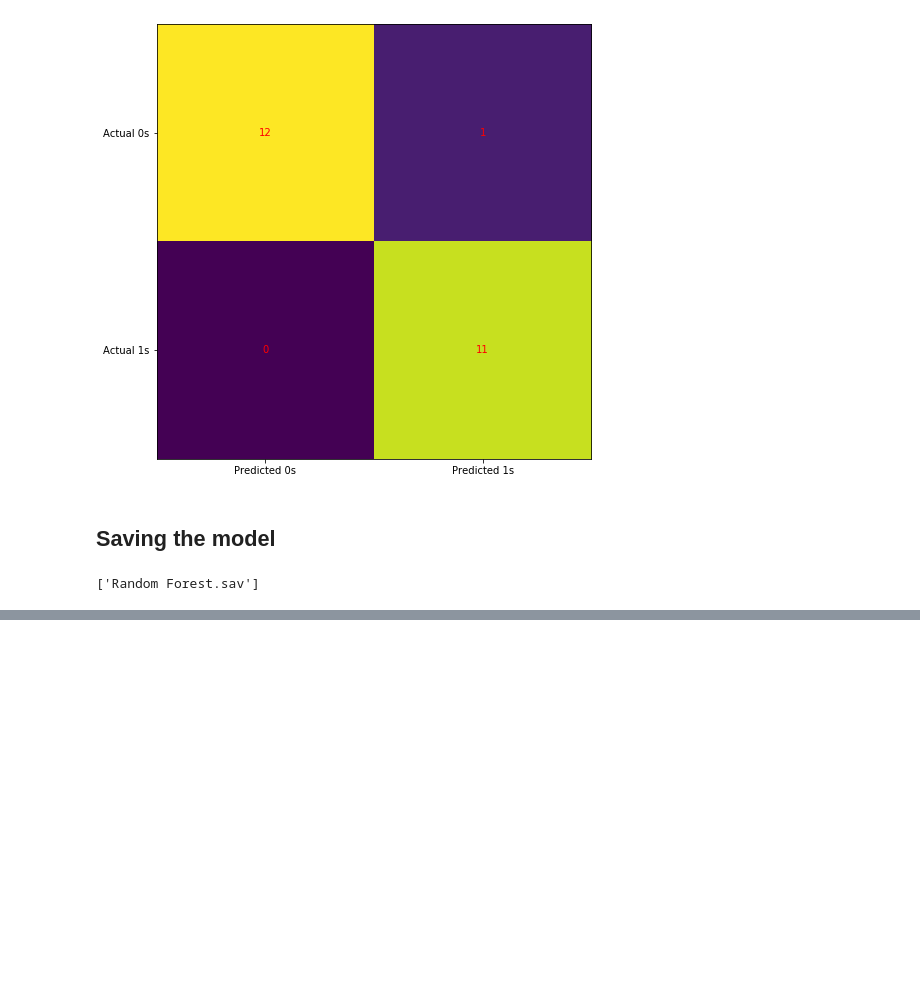
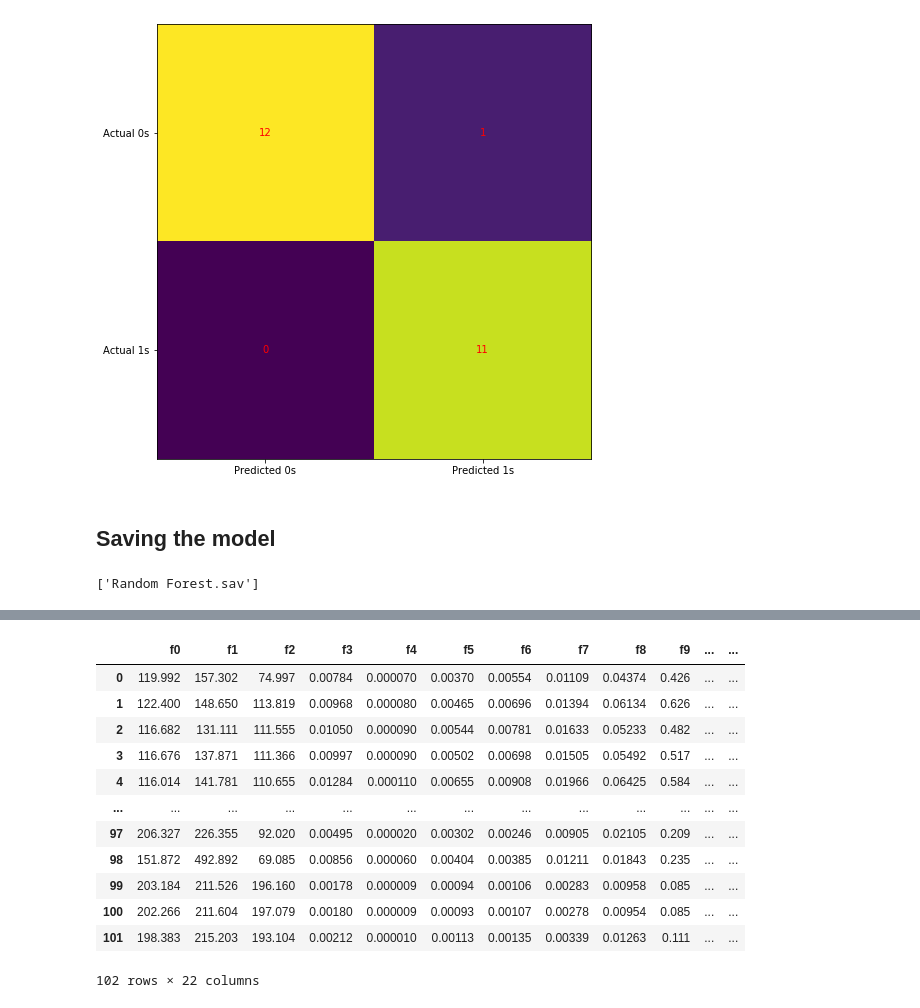
Before and after one commit to naseefnaseer/SDGP, a Jupyter notebook: Machine Learning/parkinsons_96 samples models/Random Forest.ipynb, the cells around one changed output, grey strips where cells are left out. Saved outputs shown, nothing was run; the diff lists cells and outputs as text; code cells hidden in the pictures; blank space fills up the shorter version.

```diff
--- a/Machine Learning/parkinsons_96 samples models/Random Forest.ipynb
+++ b/Machine Learning/parkinsons_96 samples models/Random Forest.ipynb
@@ -213,3 +213,9 @@ filename = 'Random Forest.sav'
 joblib.dump(model, filename)
 # %% [output]
 ['Random Forest.sav']
+# %%
+pred_data = pd.read_csv(r'parkinson_test.csv', header=0)
+pred_data=pred_data.dropna()
+print(pred_data.shape)
+print(list(pred_data.columns))
+pred_data.head()
@@ -215,0 +232,18 @@ joblib.dump(model, filename)
+# %%
+pred_cols = ['f0', 'f1', 'f2', 'f3', 'f4', 'f5', 'f6', 'f7', 'f8', 'f9', 'f10', 'f11', 'f12', 'f13', 'f14', 'f15', 'f16', 'f17', 'f18', 'f19', 'f20', 'f21']
+pred_X = pred_data[pred_cols]
+pred_X
+# %% [output]
+|  | f0 | f1 | f2 | f3 | f4 | f5 | f6 | f7 | f8 | f9 | ... | ... |
+| 0 | 119.992 | 157.302 | 74.997 | 0.00784 | 0.000070 | 0.00370 | 0.00554 | 0.01109 | 0.04374 | 0.426 | ... | ... |
+| 1 | 122.400 | 148.650 | 113.819 | 0.00968 | 0.000080 | 0.00465 | 0.00696 | 0.01394 | 0.06134 | 0.626 | ... | ... |
+| 2 | 116.682 | 131.111 | 111.555 | 0.01050 | 0.000090 | 0.00544 | 0.00781 | 0.01633 | 0.05233 | 0.482 | ... | ... |
+| 3 | 116.676 | 137.871 | 111.366 | 0.00997 | 0.000090 | 0.00502 | 0.00698 | 0.01505 | 0.05492 | 0.517 | ... | ... |
+| 4 | 116.014 | 141.781 | 110.655 | 0.01284 | 0.000110 | 0.00655 | 0.00908 | 0.01966 | 0.06425 | 0.584 | ... | ... |
+| ... | ... | ... | ... | ... | ... | ... | ... | ... | ... | ... | ... | ... |
+| 97 | 206.327 | 226.355 | 92.020 | 0.00495 | 0.000020 | 0.00302 | 0.00246 | 0.00905 | 0.02105 | 0.209 | ... | ... |
+| 98 | 151.872 | 492.892 | 69.085 | 0.00856 | 0.000060 | 0.00404 | 0.00385 | 0.01211 | 0.01843 | 0.235 | ... | ... |
+| 99 | 203.184 | 211.526 | 196.160 | 0.00178 | 0.000009 | 0.00094 | 0.00106 | 0.00283 | 0.00958 | 0.085 | ... | ... |
+| 100 | 202.266 | 211.604 | 197.079 | 0.00180 | 0.000009 | 0.00093 | 0.00107 | 0.00278 | 0.00954 | 0.085 | ... | ... |
+| 101 | 198.383 | 215.203 | 193.104 | 0.00212 | 0.000010 | 0.00113 | 0.00135 | 0.00339 | 0.01263 | 0.111 | ... | ... |
+102 rows × 22 columns
```
Also changed, not shown: parts of 4 cells of this notebook, 48 other files.
